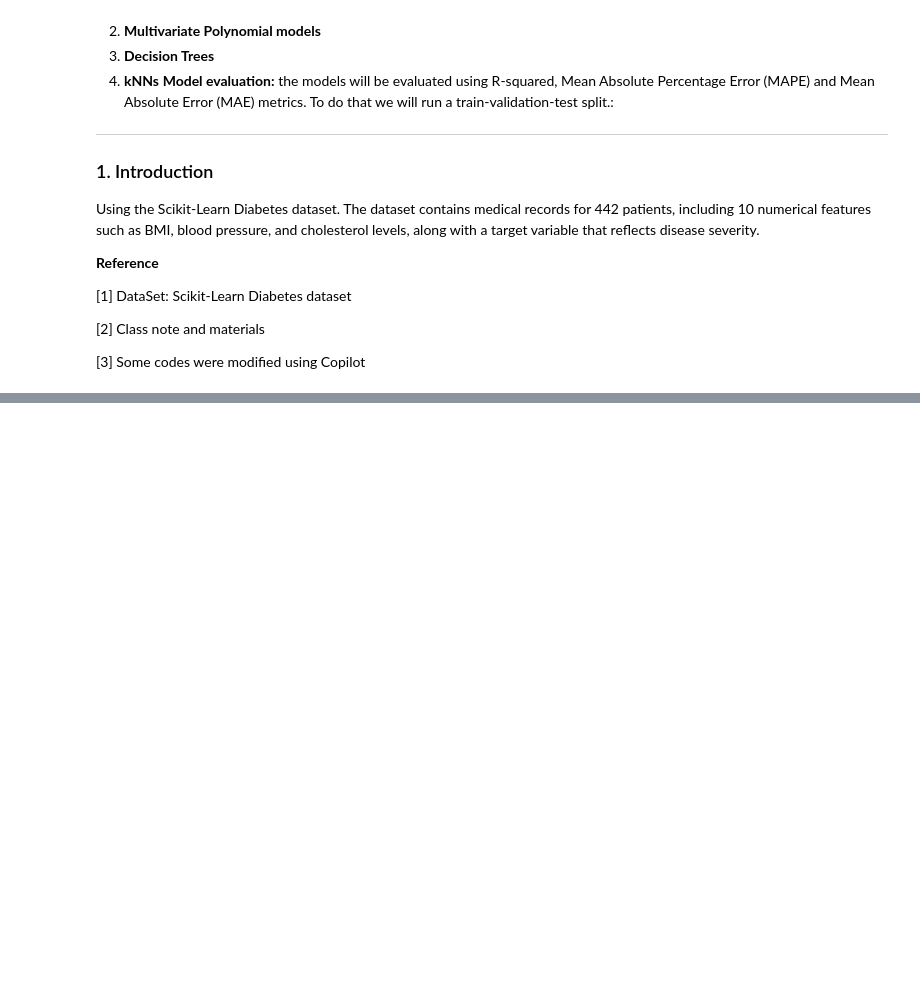
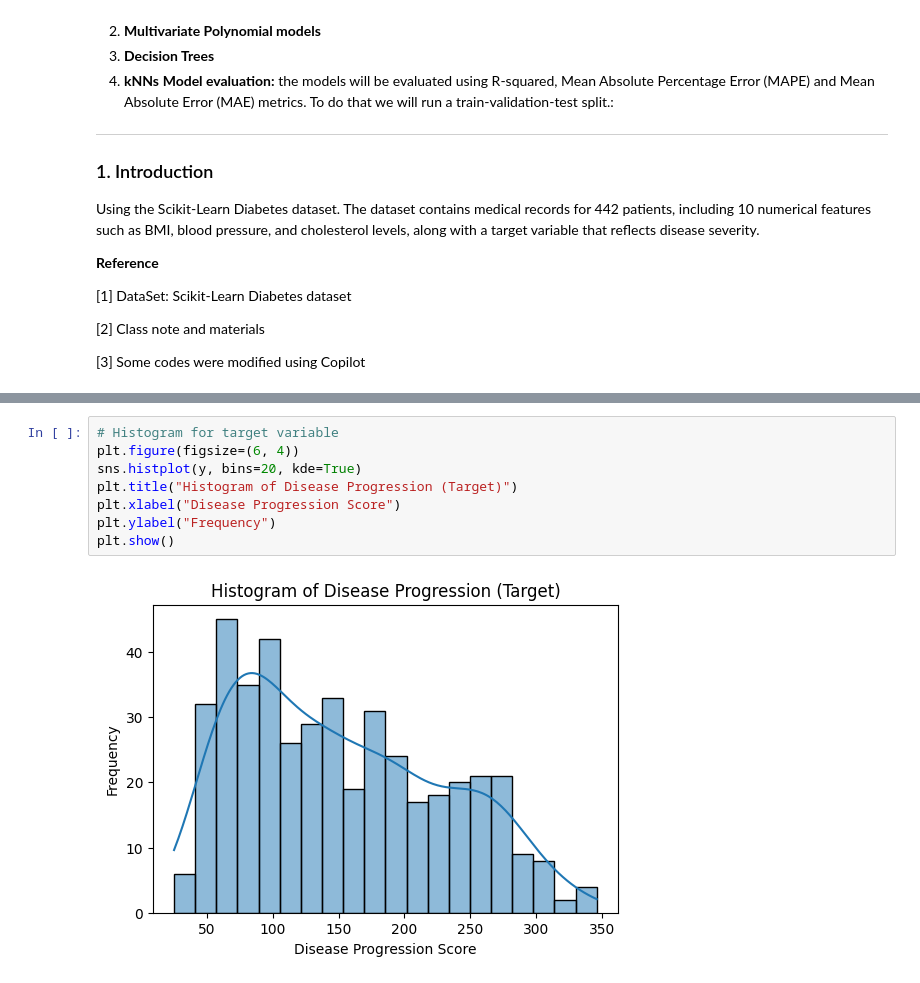
Before and after one commit to HaysamAmin/MLframework, a Jupyter notebook: Lab2/Lab2.ipynb, the cells around one changed output, grey strips where cells are left out. Cells and saved outputs as stored; diff of their text form; blank space fills up the shorter version.

```diff
--- a/Lab2/Lab2.ipynb
+++ b/Lab2/Lab2.ipynb
@@ -48,0 +163,10 @@ y = data['target']  # y is a Series representing disease progression one year af
+# %%
+# Histogram for target variable
+plt.figure(figsize=(6, 4))
+sns.histplot(y, bins=20, kde=True)
+plt.title("Histogram of Disease Progression (Target)")
+plt.xlabel("Disease Progression Score")
+plt.ylabel("Frequency")
+plt.show()
+# %% [output]
+[figure, added]
```
Also changed, not shown: parts of 14 cells of this notebook.
